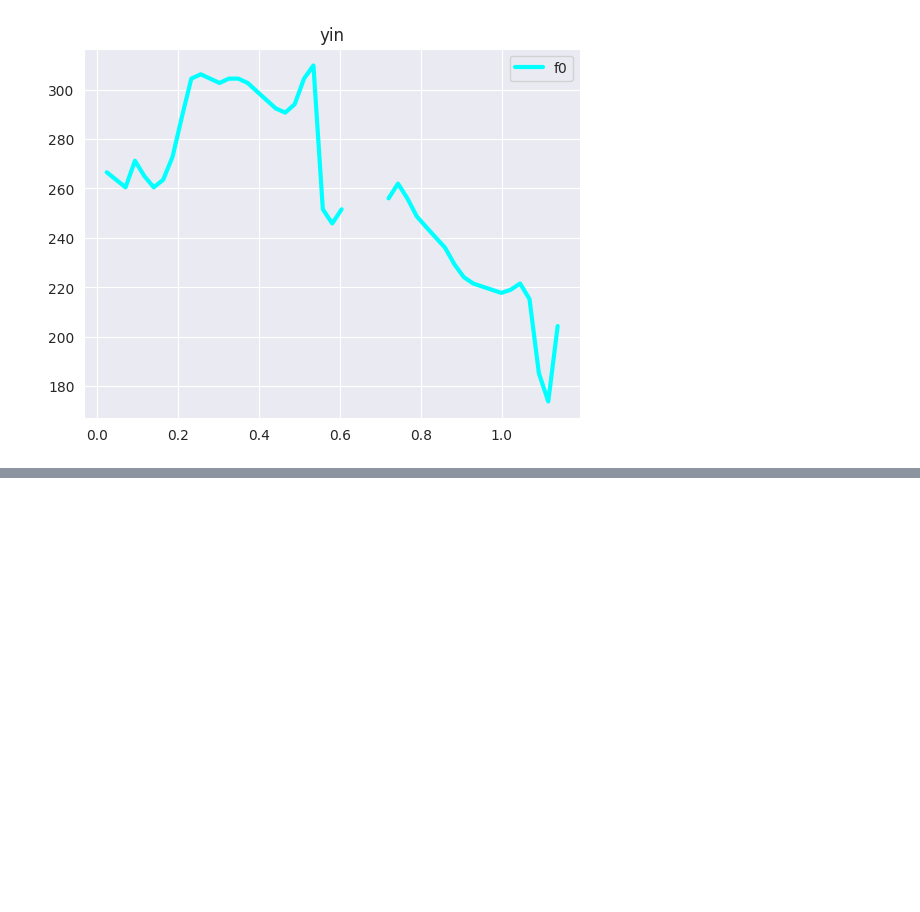
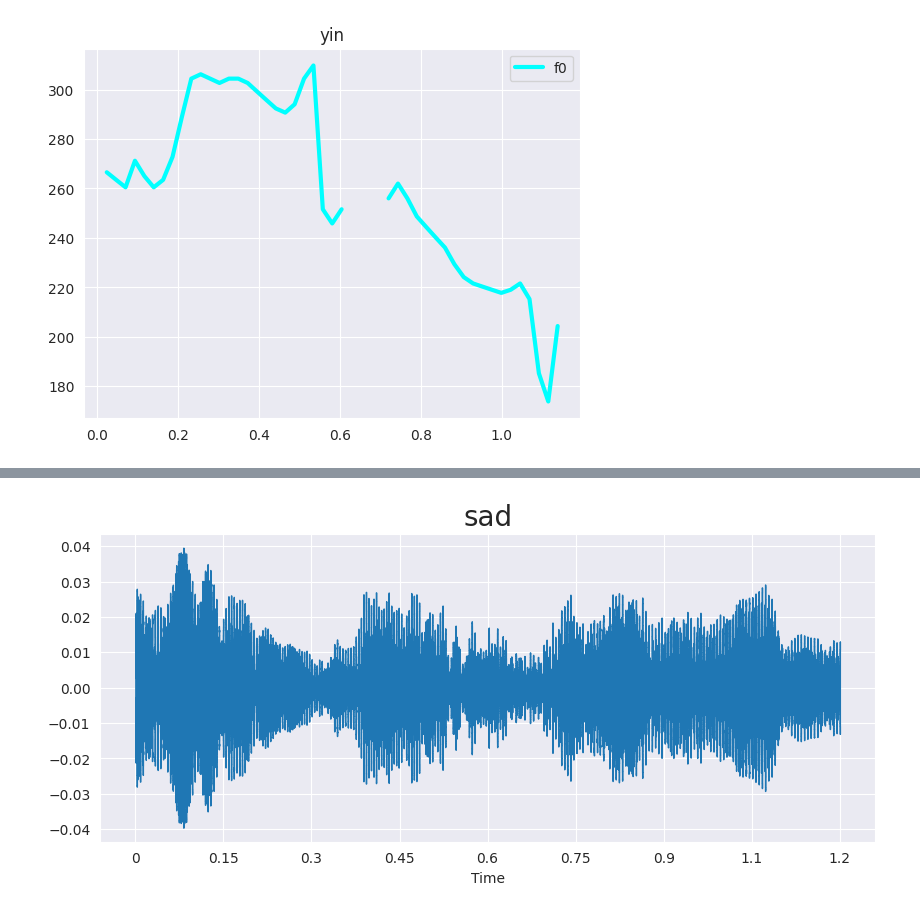
Before and after one commit to BlackFox1197/masterarbeit_programming, a Jupyter notebook: notebooks/feature_exp.ipynb, the cells around one changed output, grey strips where cells are left out. Saved outputs shown, nothing was run; the diff lists cells and outputs as text; code cells hidden in the pictures; blank space fills up the shorter version.

```diff
--- a/notebooks/feature_exp.ipynb
+++ b/notebooks/feature_exp.ipynb
@@ -158,0 +133,4 @@ array([0.        , 0.02321995, 0.04643991, 0.06965986, 0.09287982,
+# %%
+data_sad, sampling_rate = exU.average_waveplot(df['speech'][df['label']=='sad'], "sad")
+# %% [output]
+[figure, added]
```
Also changed, not shown: parts of 5 cells of this notebook, 1 other file.
